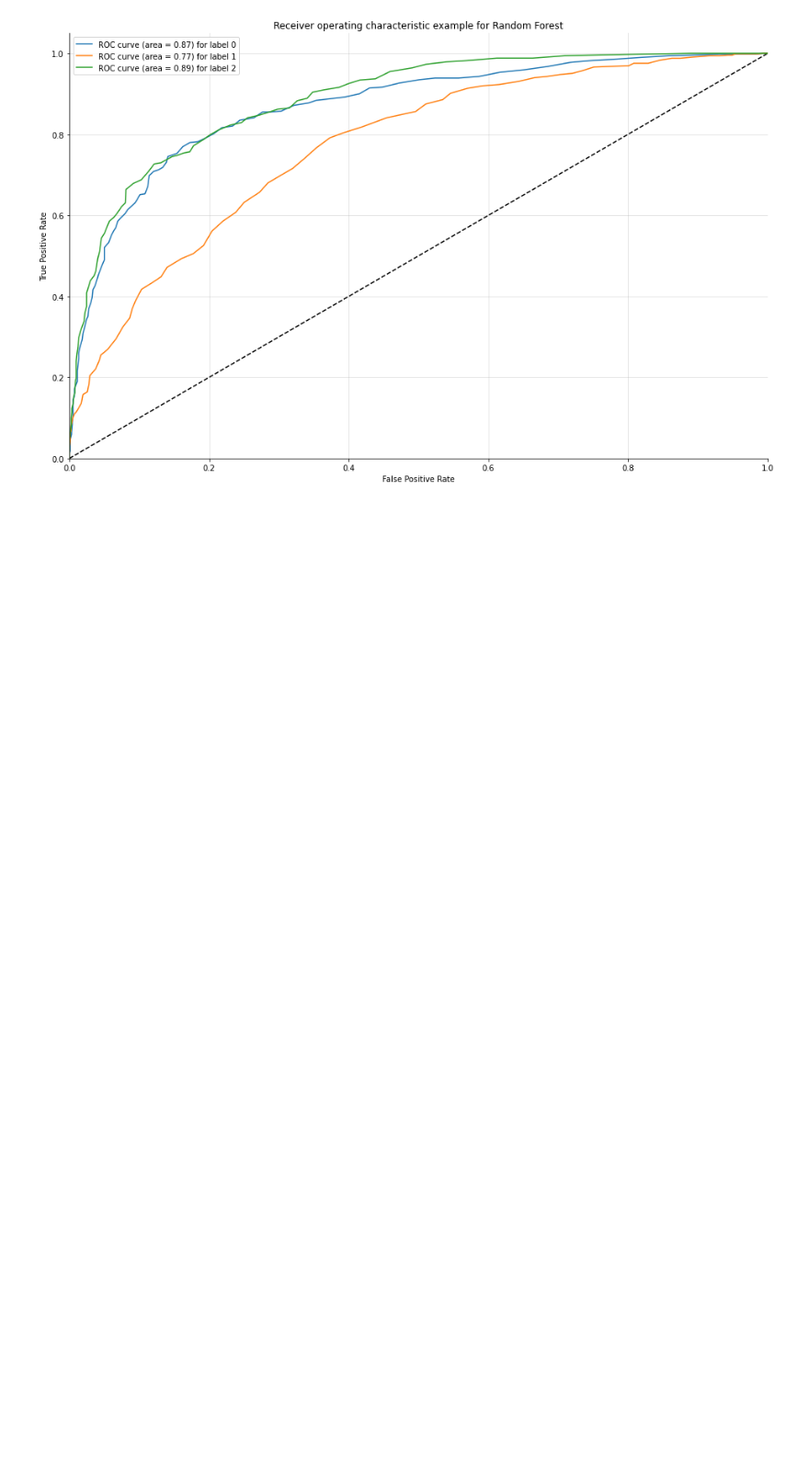
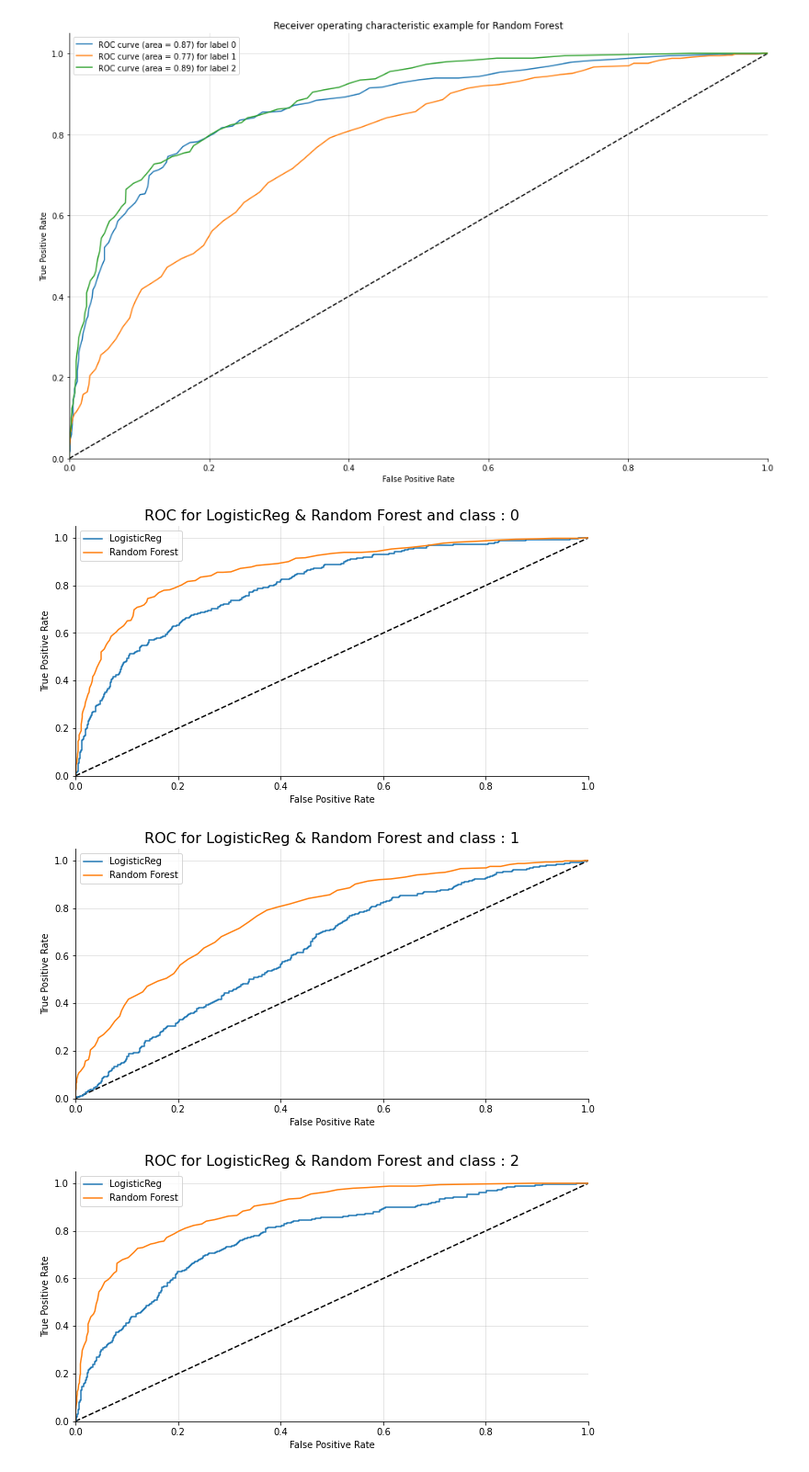
Before and after one commit to matteoalberti/Lectures_introML_Experis2020, a Jupyter notebook: Day2.ipynb, the cells around one changed output. Shown at 92% size. Cells and saved outputs as stored; diff of their text form; code cells hidden in the pictures; blank space fills up the shorter version.

```diff
--- a/Day2.ipynb
+++ b/Day2.ipynb
@@ -956,0 +979,5 @@ weighted avg       0.60      0.59      0.59      1470
+# %%
+#Encoding : one-hot encoding
+
+y_test_dummies = pd.get_dummies(Y_test, drop_first=False).values
+y_test_dummies[:, :]
@@ -956,0 +992,3 @@ weighted avg       0.60      0.59      0.59      1470
+# %%
+y_score2 = log_regressor.predict_proba(X_test)
+y_score2
@@ -956,0 +1003,4 @@ weighted avg       0.60      0.59      0.59      1470
+# %%
+fpr2, tpr2, threshold2 = metrics.roc_curve(y_test_dummies[:, :1], y_score2[:, :1])
+roc_auc2 = metrics.auc(fpr2, tpr2)
+roc_auc2
@@ -997,0 +1101,6 @@ plot_multiclass_roc(RF_class, X_test, Y_test, n_classes=3, model_name='Random Fo
+# %%
+plot_multi_class_models_roc(log_regressor, RF_class, X_test, Y_test, n_classes=3, model_name1='LogisticReg', model_name2='Random Forest', figsize=(16, 10))
+# %% [output]
+[figure, added]
+[figure, added]
+[figure, added]
```
Also changed, not shown: parts of 6 cells of this notebook.
